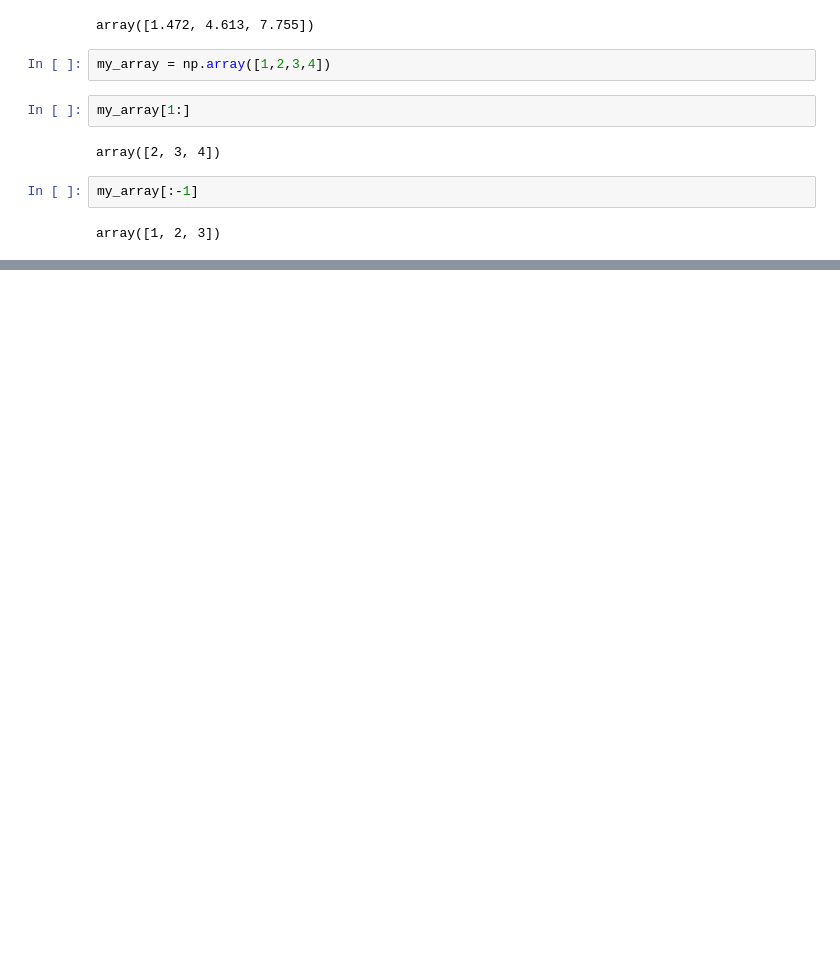
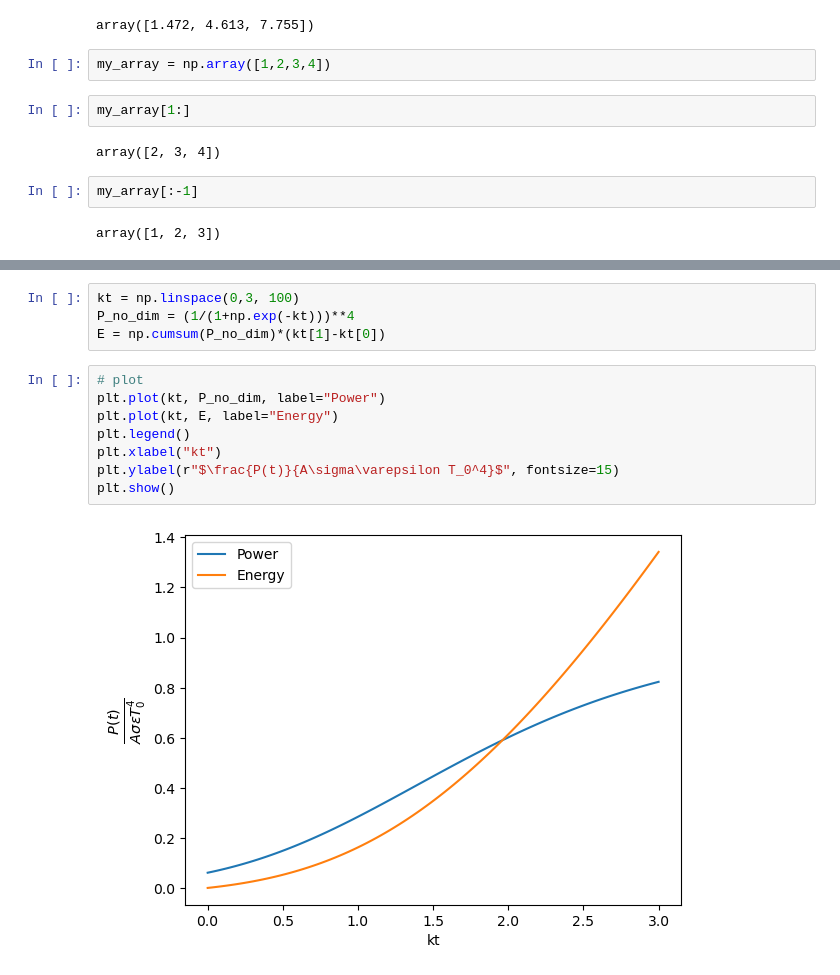
Before and after one commit to maxcol01/intro_numpy, a Jupyter notebook: numpy.ipynb, the cells around one changed output, grey strips where cells are left out. Saved outputs shown, nothing was run; the diff lists cells and outputs as text; blank space fills up the shorter version.

```diff
--- a/numpy.ipynb
+++ b/numpy.ipynb
@@ -293,0 +344,14 @@ array([1, 2, 3])
+# %%
+kt = np.linspace(0,3, 100)
+P_no_dim = (1/(1+np.exp(-kt)))**4
+E = np.cumsum(P_no_dim)*(kt[1]-kt[0])
+# %%
+# plot
+plt.plot(kt, P_no_dim, label="Power")
+plt.plot(kt, E, label="Energy")
+plt.legend()
+plt.xlabel("kt")
+plt.ylabel(r"$\frac{P(t)}{A\sigma\varepsilon T_0^4}$", fontsize=15)
+plt.show()
+# %% [output]
+[figure, added]
```
Also changed, not shown: parts of 17 cells of this notebook.
